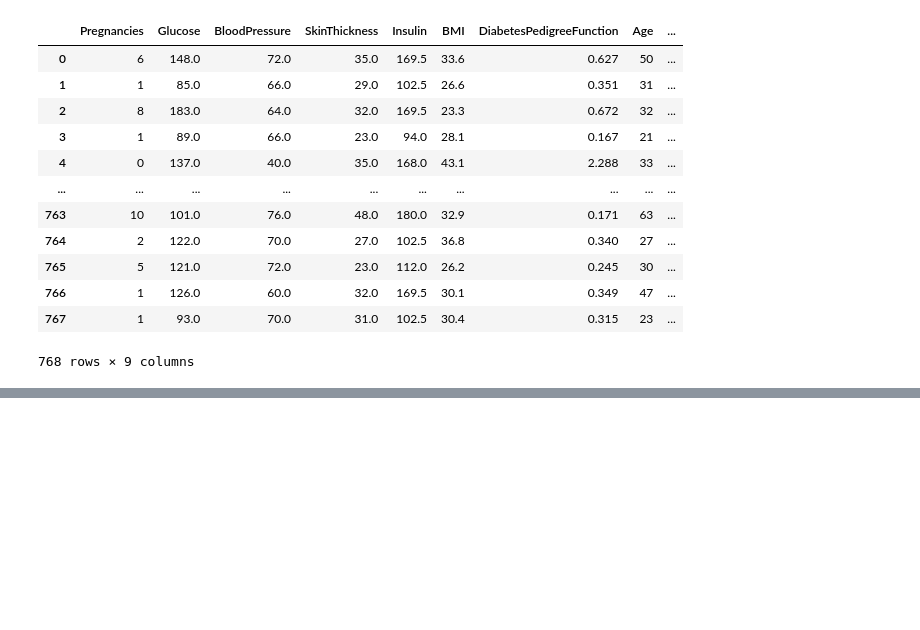
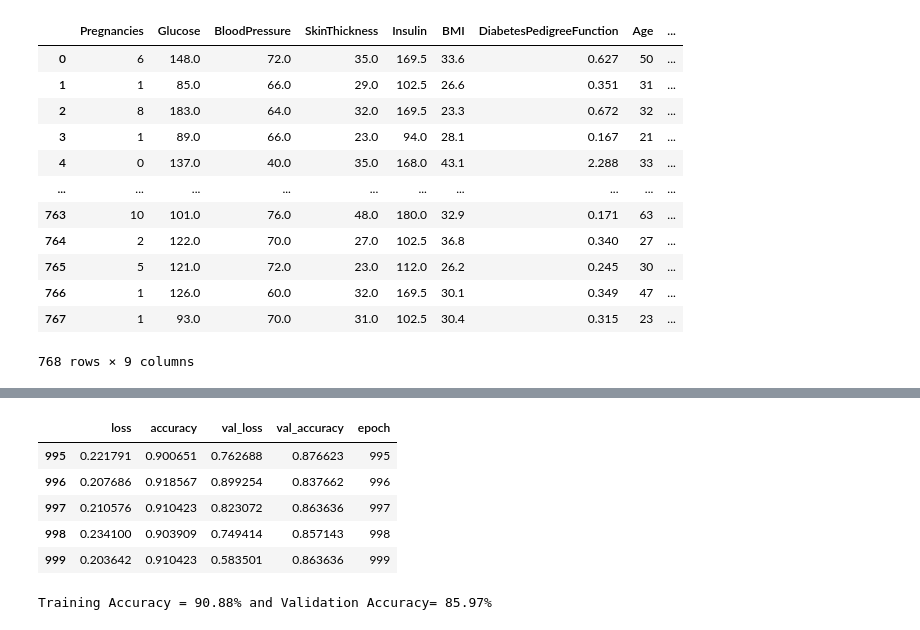
Before and after one commit to martinkatkovcin/NSIETE_Pima_Indians_Diabetes, a Jupyter notebook: tensorflow.ipynb, the cells around one changed output, grey strips where cells are left out. Saved outputs shown, nothing was run; the diff lists cells and outputs as text; code cells hidden in the pictures; blank space fills up the shorter version.

```diff
--- a/tensorflow.ipynb
+++ b/tensorflow.ipynb
@@ -58,3 +41,0 @@ print(model)
-# %%
-loss_fn = keras.losses.BinaryCrossentropy()
-optimizer = keras.optimizers.RMSprop()
@@ -106,0 +42,16 @@ Done!
+# %%
+scaled_data = minmax_scaling(df,columns=['Pregnancies','Glucose','BloodPressure','SkinThickness','Insulin','BMI','DiabetesPedigreeFunction','Age'])
+# %%
+def build_model():
+    model = tf.keras.Sequential([
+    tf.keras.layers.Dense(8, activation='relu', input_shape=[len(scaled_data.keys())]),
+    tf.keras.layers.Dense(4, activation='relu'),
+    tf.keras.layers.Dense(1,activation='sigmoid')
+  ])
+
+    optimizer = tf.keras.optimizers.RMSprop(0.01)
+
+    model.compile(loss='binary_crossentropy', optimizer=optimizer, metrics=['accuracy'])
+    return model
+
+model = build_model()
@@ -106,0 +76,4 @@ Done!
+# %%
+EPOCHS = 1000
+
+history = model.fit(scaled_data, df['Outcome'],epochs=EPOCHS, validation_split=0.2, verbose=2)
@@ -106,0 +98,18 @@ Done!
+# %%
+hist = pd.DataFrame(history.history)
+hist['epoch'] = history.epoch
+hist.tail()
+# %% [output]
+|  | loss | accuracy | val_loss | val_accuracy | epoch |
+| 995 | 0.221791 | 0.900651 | 0.762688 | 0.876623 | 995 |
+| 996 | 0.207686 | 0.918567 | 0.899254 | 0.837662 | 996 |
+| 997 | 0.210576 | 0.910423 | 0.823072 | 0.863636 | 997 |
+| 998 | 0.234100 | 0.903909 | 0.749414 | 0.857143 | 998 |
+| 999 | 0.203642 | 0.910423 | 0.583501 | 0.863636 | 999 |
+# %%
+acc = (hist['accuracy'].tail().sum())*100/5
+val_acc = (hist['val_accuracy'].tail().sum())*100/5
+
+print("Training Accuracy = {}% and Validation Accuracy= {}%".format(round(acc, 2), round(val_acc, 2)))
+# %% [output]
+Training Accuracy = 90.88% and Validation Accuracy= 85.97%
```
Also changed, not shown: parts of 8 cells of this notebook.
